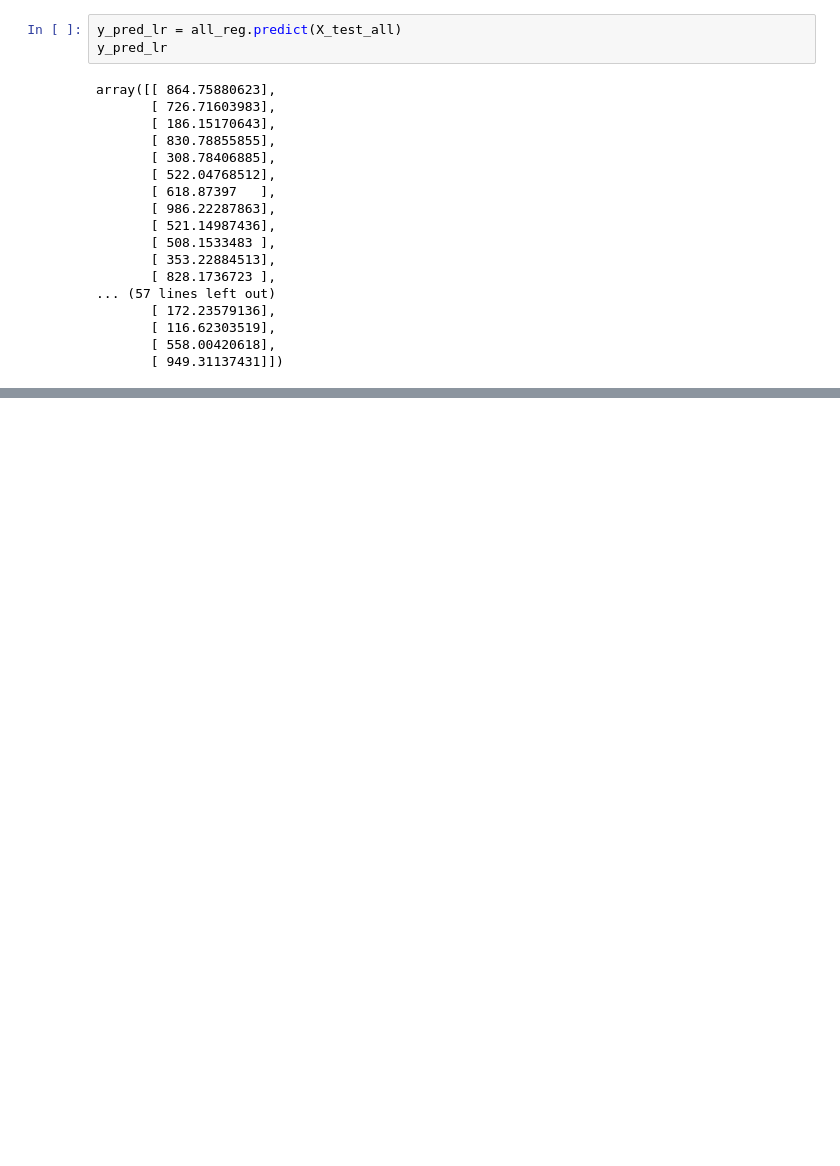
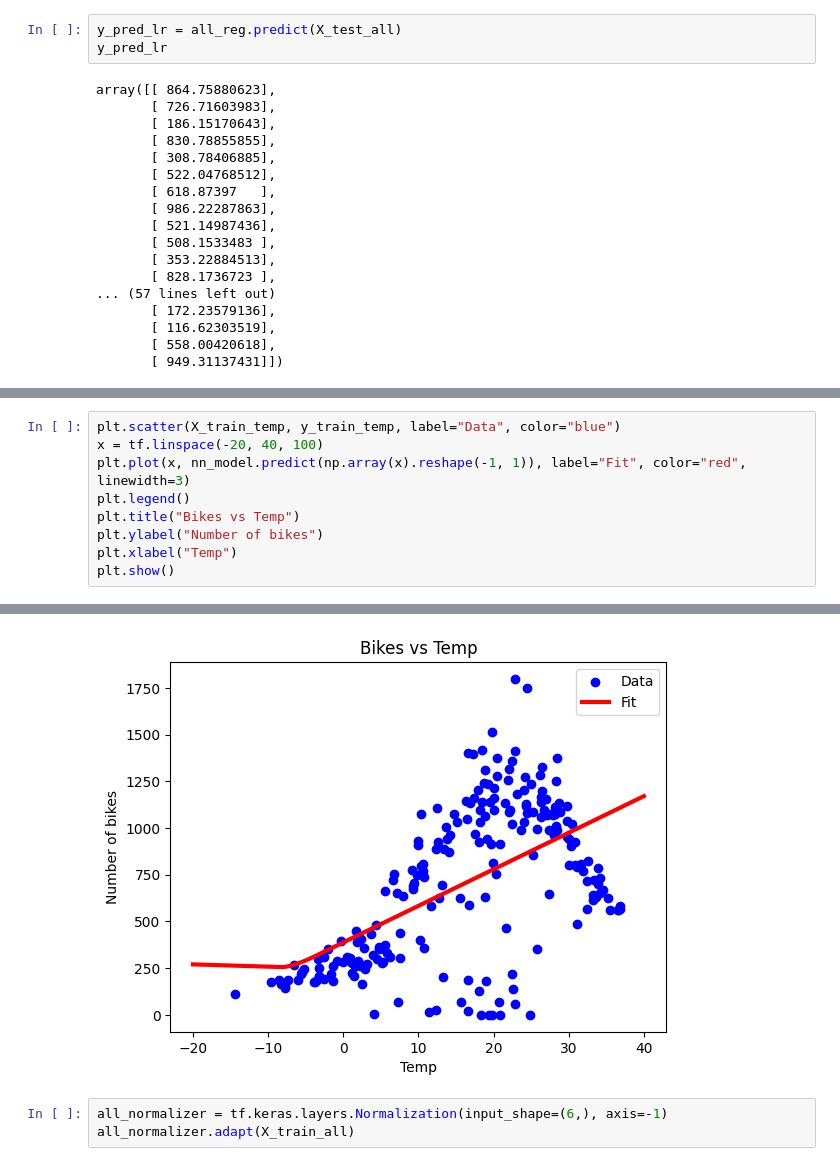
Before and after one commit to dindadinho93/Python-Exercise, a Jupyter notebook: ml_bikes_regression.ipynb, the cells around one changed output, grey strips where cells are left out. Cells and saved outputs as stored; diff of their text form; blank space fills up the shorter version.

```diff
--- a/ml_bikes_regression.ipynb
+++ b/ml_bikes_regression.ipynb
@@ -135,0 +221,10 @@ array([[ 864.75880623],
+# %%
+plt.scatter(X_train_temp, y_train_temp, label="Data", color="blue")
+x = tf.linspace(-20, 40, 100)
+plt.plot(x, nn_model.predict(np.array(x).reshape(-1, 1)), label="Fit", color="red", linewidth=3)
+plt.legend()
+plt.title("Bikes vs Temp")
+plt.ylabel("Number of bikes")
+plt.xlabel("Temp")
+plt.show()
+# %% [output]
@@ -135,0 +232,4 @@ array([[ 864.75880623],
+[figure, added]
+# %%
+all_normalizer = tf.keras.layers.Normalization(input_shape=(6,), axis=-1)
+all_normalizer.adapt(X_train_all)
```
Also changed, not shown: parts of 19 cells of this notebook.
